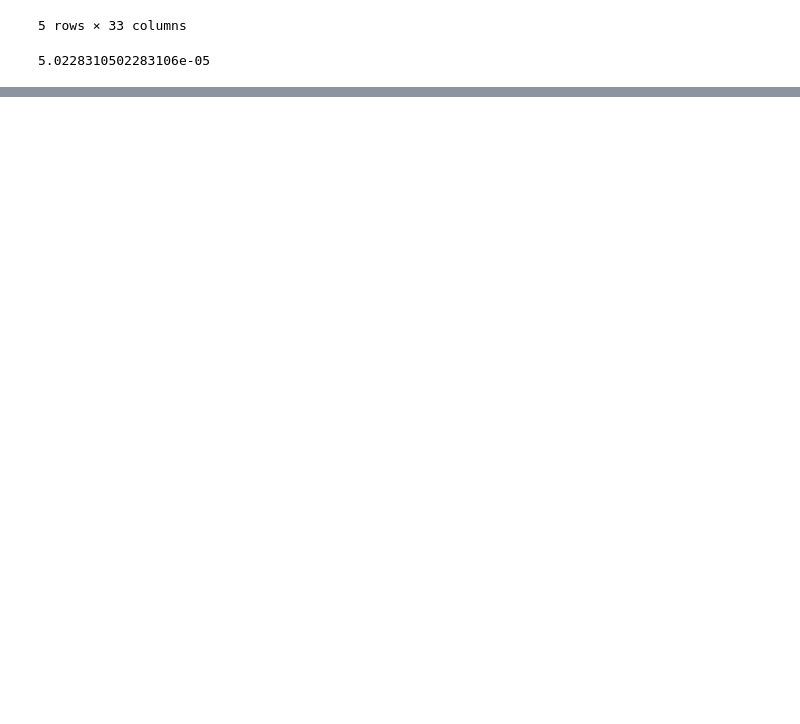
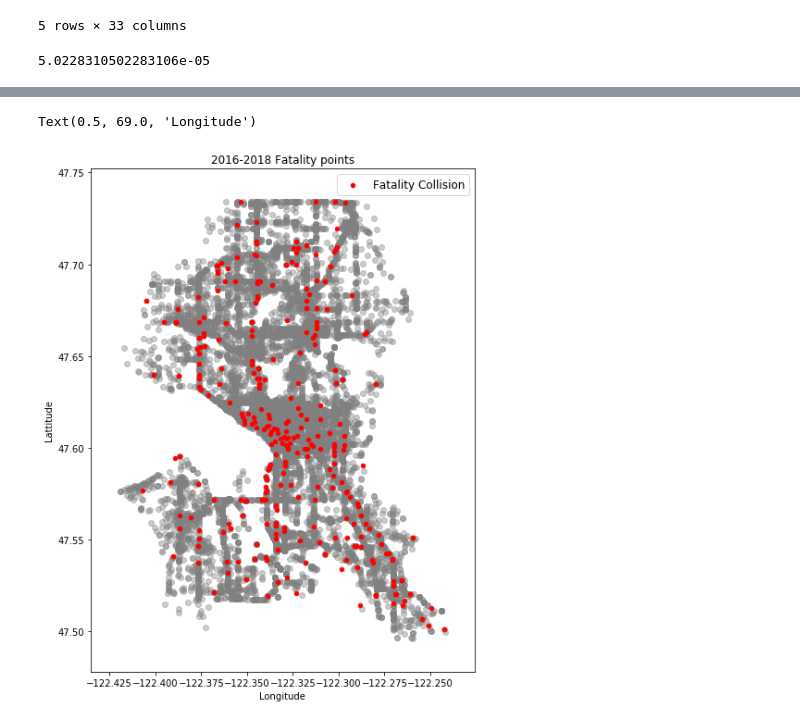
Before and after one commit to gsaidov/capstone, a Jupyter notebook: eda.ipynb, the cells around one changed output, grey strips where cells are left out. Drawn from its saved outputs; the diff is of its cells as text; code cells hidden in the pictures; blank space fills up the shorter version.

```diff
--- a/eda.ipynb
+++ b/eda.ipynb
@@ -105,0 +140,13 @@ NameError: name 'acc' is not defined
+# %%
+# Fatality accident points in 2016
+
+fig, ax = plt.subplots(figsize = (8, 10))
+y16.plot(ax = ax, alpha = 0.4, color = 'grey')
+acc[acc['SEVERITYDESC']=='Fatality Collision'].plot(ax = ax, markersize =20, color = 'red', marker = 'o', label = 'Fatality Collision')
+plt.legend(prop = {'size':12})
+plt.title('2016-2018 Fatality points')
+plt.ylabel('Lattitude')
+plt.xlabel('Longitude')
+# %% [output]
+Text(0.5, 69.0, 'Longitude')
+[figure, added]
```
Also changed, not shown: parts of 20 cells of this notebook.
